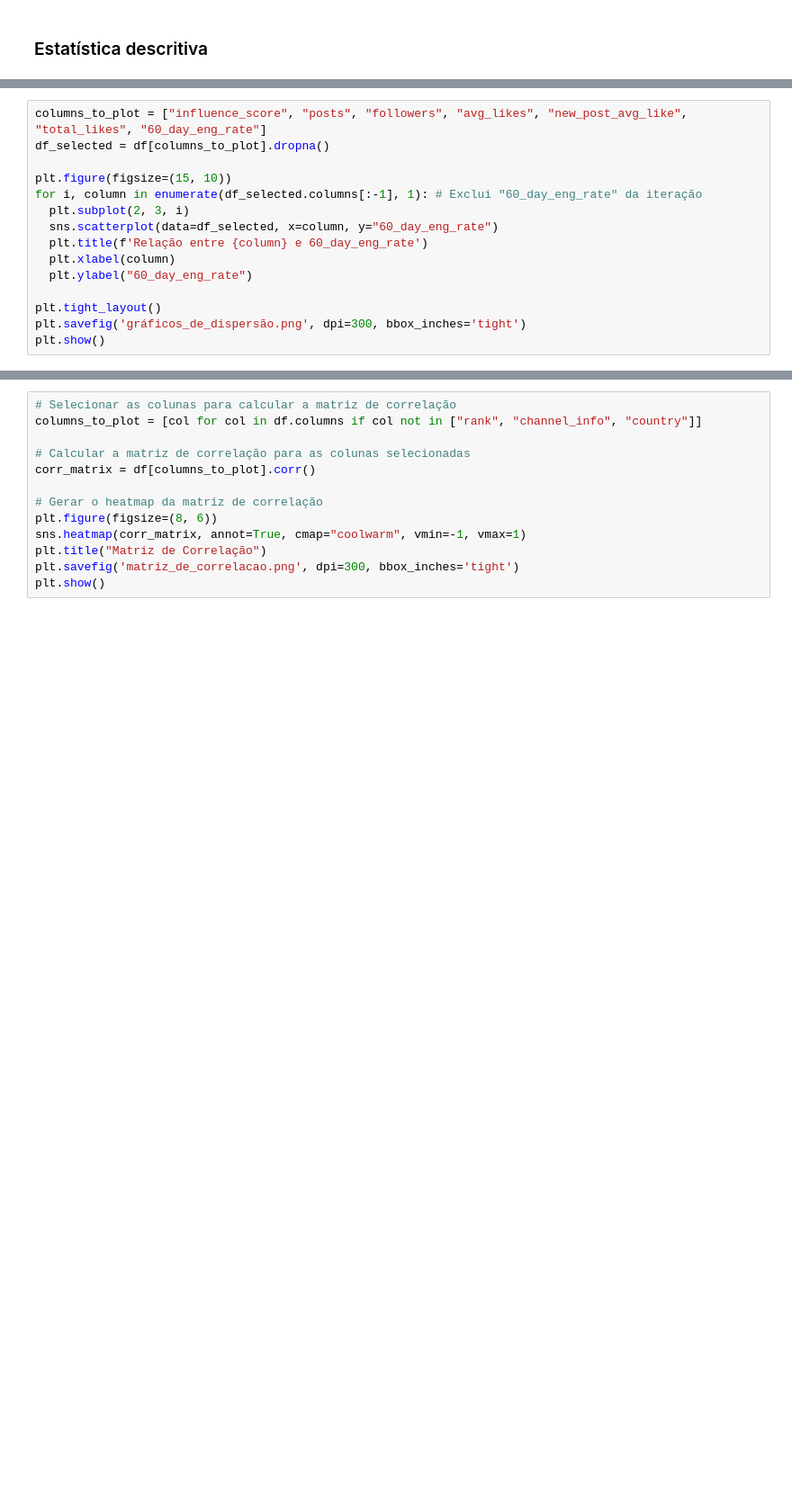
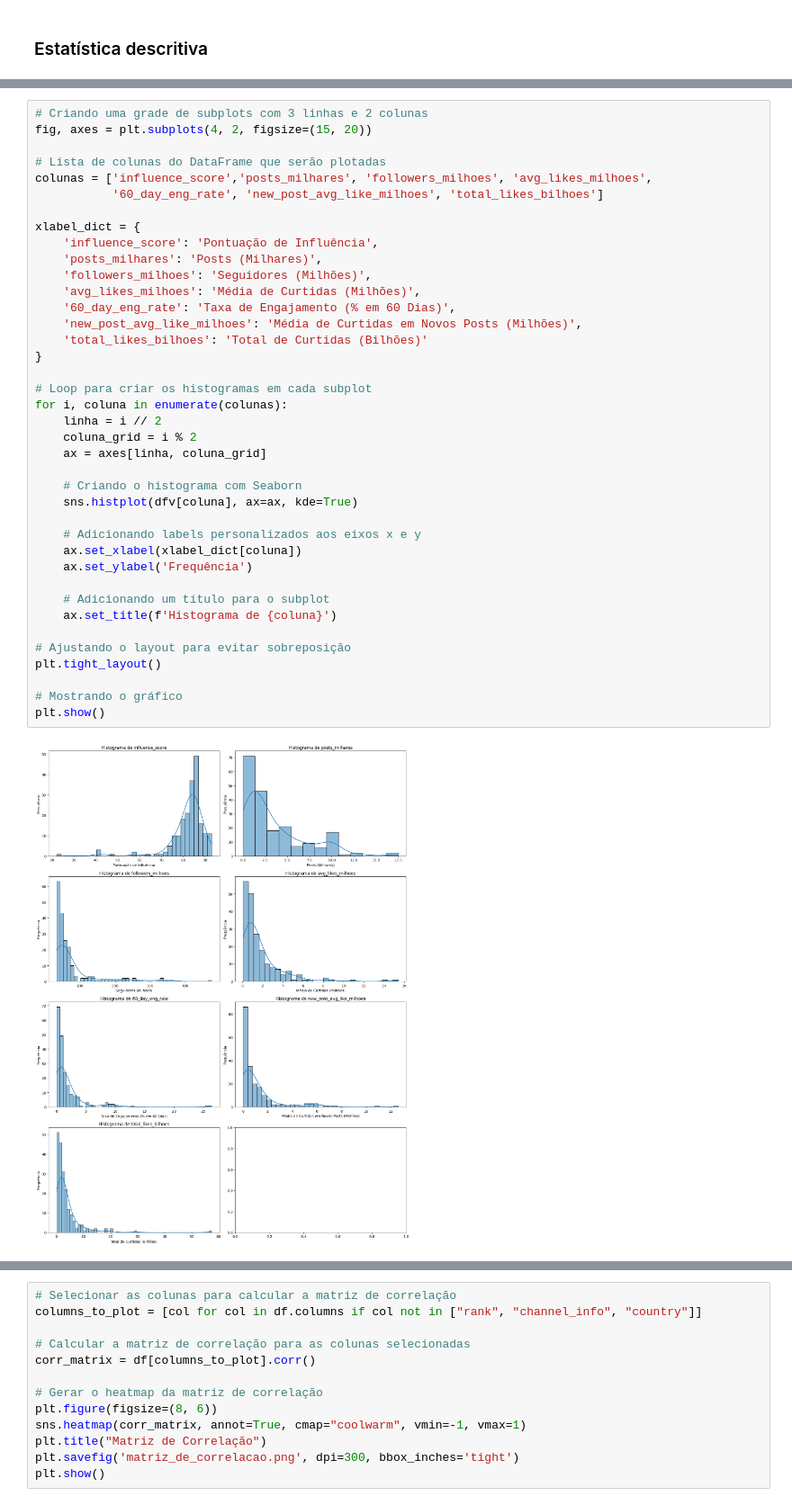
Before and after one commit to luanaoliveira/InstaDataScience, a Jupyter notebook: top_insta_influencers_data.ipynb, the cells around one changed output, grey strips where cells are left out. Shown at 90% size. Drawn from its saved outputs; the diff is of its cells as text; blank space fills up the shorter version.

```diff
--- a/top_insta_influencers_data.ipynb
+++ b/top_insta_influencers_data.ipynb
@@ -376,15 +267,0 @@ plt.show()
-# %%
-columns_to_plot = ["influence_score", "posts", "followers", "avg_likes", "new_post_avg_like", "total_likes", "60_day_eng_rate"]
-df_selected = df[columns_to_plot].dropna()
-
-plt.figure(figsize=(15, 10))
-for i, column in enumerate(df_selected.columns[:-1], 1): # Exclui "60_day_eng_rate" da iteração
-  plt.subplot(2, 3, i)
-  sns.scatterplot(data=df_selected, x=column, y="60_day_eng_rate")
-  plt.title(f'Relação entre {column} e 60_day_eng_rate')
-  plt.xlabel(column)
-  plt.ylabel("60_day_eng_rate")
-
-plt.tight_layout()
-plt.savefig('gráficos_de_dispersão.png', dpi=300, bbox_inches='tight')
-plt.show()
@@ -392,0 +291,41 @@ plt.show()
+# %%
+# Criando uma grade de subplots com 3 linhas e 2 colunas
+fig, axes = plt.subplots(4, 2, figsize=(15, 20))
+
+# Lista de colunas do DataFrame que serão plotadas
+colunas = ['influence_score','posts_milhares', 'followers_milhoes', 'avg_likes_milhoes',
+           '60_day_eng_rate', 'new_post_avg_like_milhoes', 'total_likes_bilhoes']
+
+xlabel_dict = {
+    'influence_score': 'Pontuação de Influência',
+    'posts_milhares': 'Posts (Milhares)',
+    'followers_milhoes': 'Seguidores (Milhões)',
+    'avg_likes_milhoes': 'Média de Curtidas (Milhões)',
+    '60_day_eng_rate': 'Taxa de Engajamento (% em 60 Dias)',
+    'new_post_avg_like_milhoes': 'Média de Curtidas em Novos Posts (Milhões)',
+    'total_likes_bilhoes': 'Total de Curtidas (Bilhões)'
+}
+
+# Loop para criar os histogramas em cada subplot
+for i, coluna in enumerate(colunas):
+    linha = i // 2
+    coluna_grid = i % 2
+    ax = axes[linha, coluna_grid]
+
+    # Criando o histograma com Seaborn
+    sns.histplot(dfv[coluna], ax=ax, kde=True)
+
+    # Adicionando labels personalizados aos eixos x e y
+    ax.set_xlabel(xlabel_dict[coluna])
+    ax.set_ylabel('Frequência')
+
+    # Adicionando um título para o subplot
+    ax.set_title(f'Histograma de {coluna}')
+
+# Ajustando o layout para evitar sobreposição
+plt.tight_layout()
+
+# Mostrando o gráfico
+plt.show()
+# %% [output]
+[figure, added]
```
Also changed, not shown: parts of 18 cells of this notebook.
